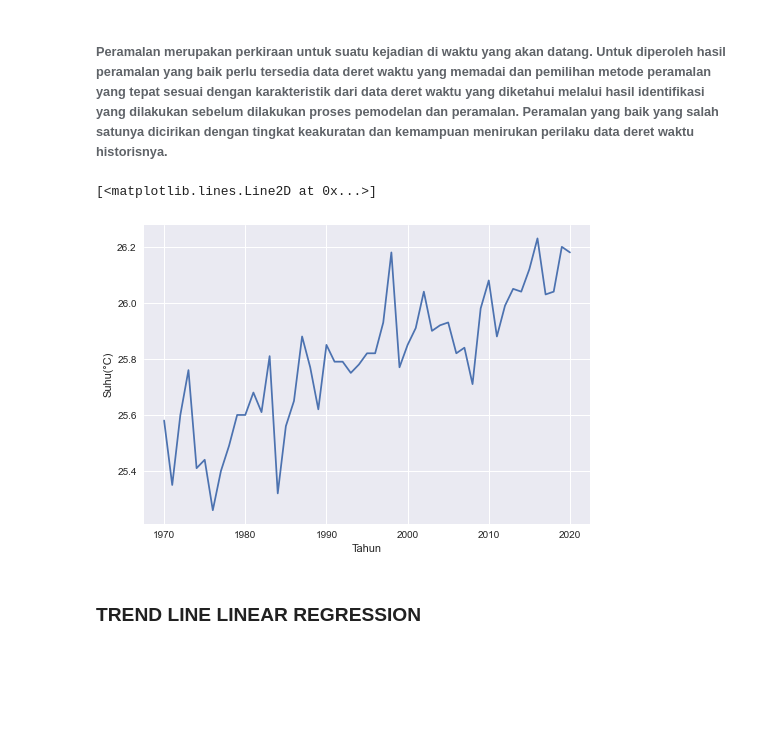
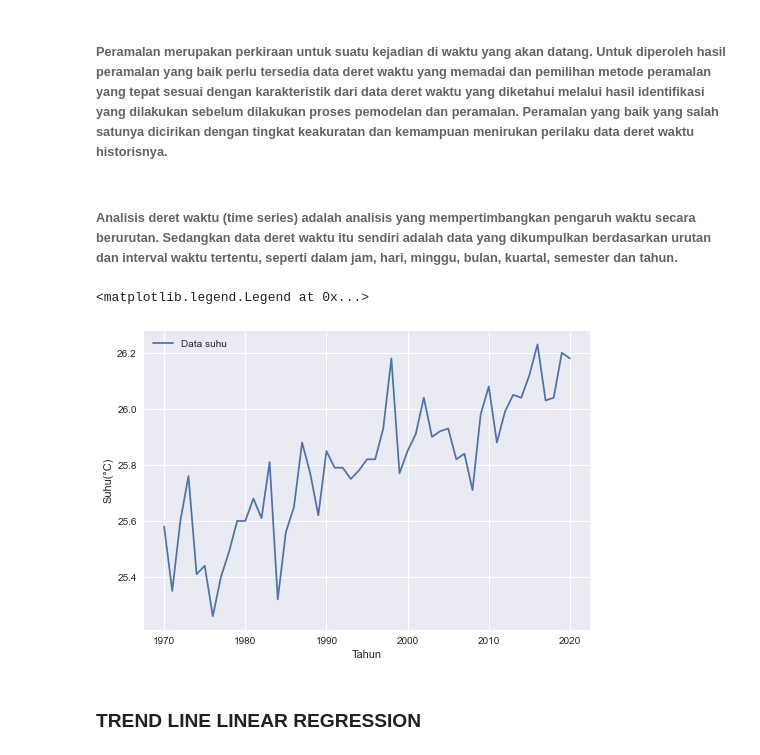
Before and after one commit to AlbabRiziq/Time_series_forecasting_suhu_indonesia, a Jupyter notebook: main.ipynb, the cells around one changed output. Drawn from its saved outputs; the diff is of its cells as text; code cells hidden in the pictures; blank space fills up the shorter version.

```diff
--- a/main.ipynb
+++ b/main.ipynb
@@ -2,6 +2,8 @@
 ## MERAMAL KENAIKAN RATA-RATA SUHU DI INDONESIA MENGGUNAKAN TIME SERIES ANALYTICS
 # %% [markdown]
 ######   Peramalan merupakan perkiraan untuk suatu kejadian di waktu yang akan datang. Untuk diperoleh hasil peramalan yang baik perlu tersedia data deret waktu yang memadai dan pemilihan metode peramalan yang tepat sesuai dengan karakteristik dari data deret waktu yang diketahui melalui hasil identifikasi yang dilakukan sebelum dilakukan proses pemodelan dan peramalan. Peramalan yang baik yang salah satunya dicirikan dengan tingkat keakuratan dan kemampuan menirukan perilaku data deret waktu historisnya.
+# %% [markdown]
+###### Analisis deret waktu (time series) adalah analisis yang mempertimbangkan pengaruh waktu secara berurutan. Sedangkan data deret waktu itu sendiri adalah data yang dikumpulkan berdasarkan urutan dan interval waktu tertentu, seperti dalam jam, hari, minggu, bulan, kuartal, semester dan tahun.
 # %%
 import pandas as pd
 import numpy as np
@@ -17,9 +19,10 @@ panjangData = len(tahun)
 # %%
 plt.xlabel("Tahun")
 plt.ylabel("Suhu(°C)")
-plt.plot(tahun, suhu)
+plt.plot(tahun, suhu, label="Data suhu")
+plt.legend(loc="upper left")
 # %% [output]
-[<matplotlib.lines.Line2D at 0x...>]
+<matplotlib.legend.Legend at 0x...>
-[figure, old version]
+[figure, new version]
 # %% [markdown]
 ### TREND LINE LINEAR REGRESSION
```
Also changed, not shown: parts of 3 cells of this notebook.
